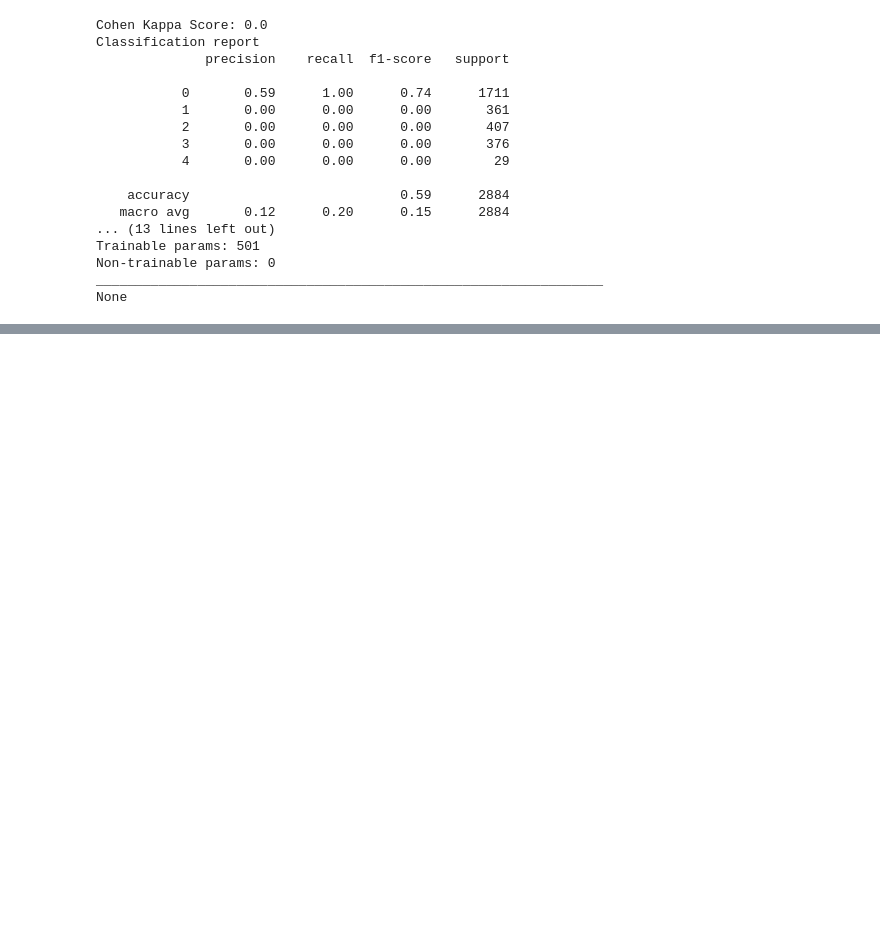
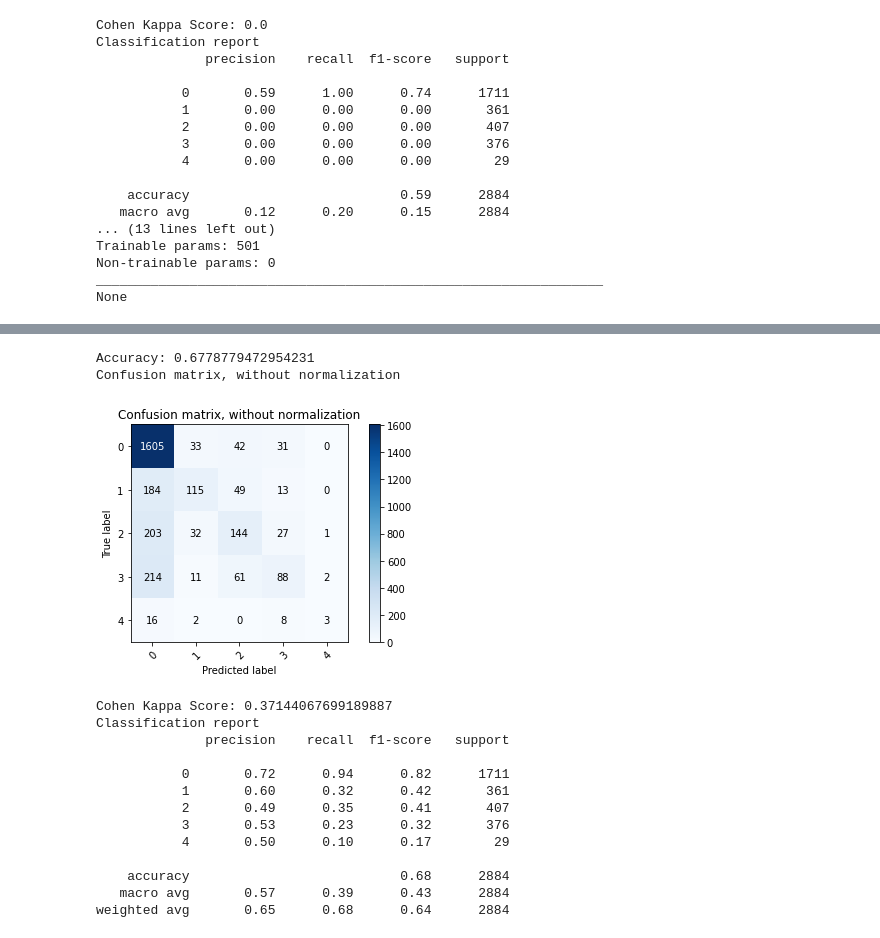
Before and after one commit to ayaanzhaque/Tempest, a Jupyter notebook: floodNotebooks/damagePredictor.ipynb, the cells around one changed output, grey strips where cells are left out. Cells and saved outputs as stored; diff of their text form; code cells hidden in the pictures; blank space fills up the shorter version.

```diff
--- a/floodNotebooks/damagePredictor.ipynb
+++ b/floodNotebooks/damagePredictor.ipynb
@@ -300,0 +333,17 @@ None
+# %%
+
+# Create Random Forest classifer
+clf=RandomForestClassifier(n_estimators=100,criterion='entropy',max_depth=10,min_samples_split=5,verbose=1)
+
+# Train the model using the training sets
+clf.fit(X_train,y_train)
+
+# Predict the response for test dataset
+y_pred=clf.predict(X_test)
+
+# Print Model Accuracy
+print("Accuracy:",metrics.accuracy_score(y_test, y_pred))
+
+# Evaluate Model
+evaluate_model(y_test, y_pred)
+# %% [output]
@@ -300,0 +354,16 @@ None
+Accuracy: 0.6778779472954231
+Confusion matrix, without normalization
+[figure, added]
+Cohen Kappa Score: 0.37144067699189887
+Classification report
+              precision    recall  f1-score   support
+
+           0       0.72      0.94      0.82      1711
+           1       0.60      0.32      0.42       361
+           2       0.49      0.35      0.41       407
+           3       0.53      0.23      0.32       376
+           4       0.50      0.10      0.17        29
+
+    accuracy                           0.68      2884
+   macro avg       0.57      0.39      0.43      2884
+weighted avg       0.65      0.68      0.64      2884
```
Also changed, not shown: parts of 5 cells of this notebook, 2 other files.
